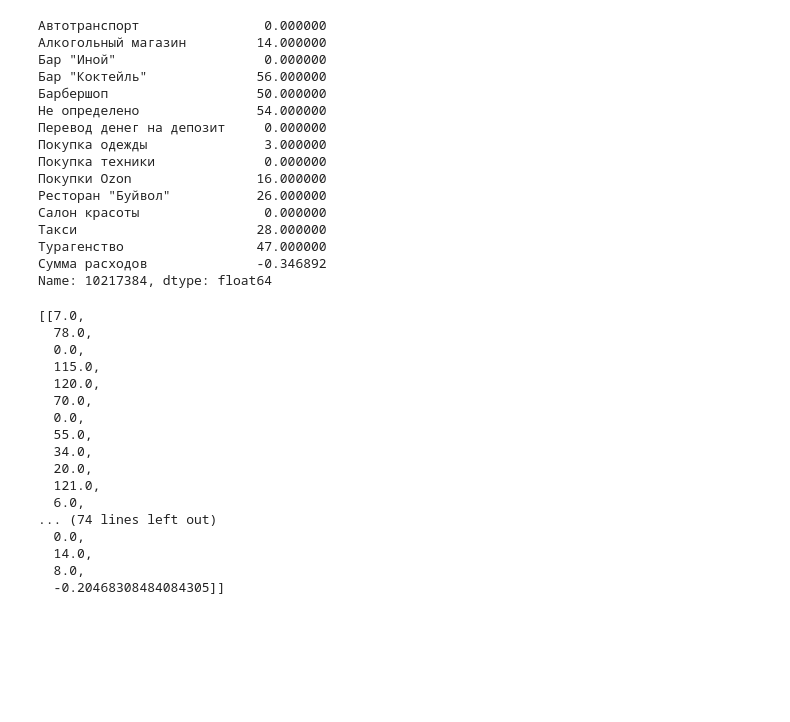
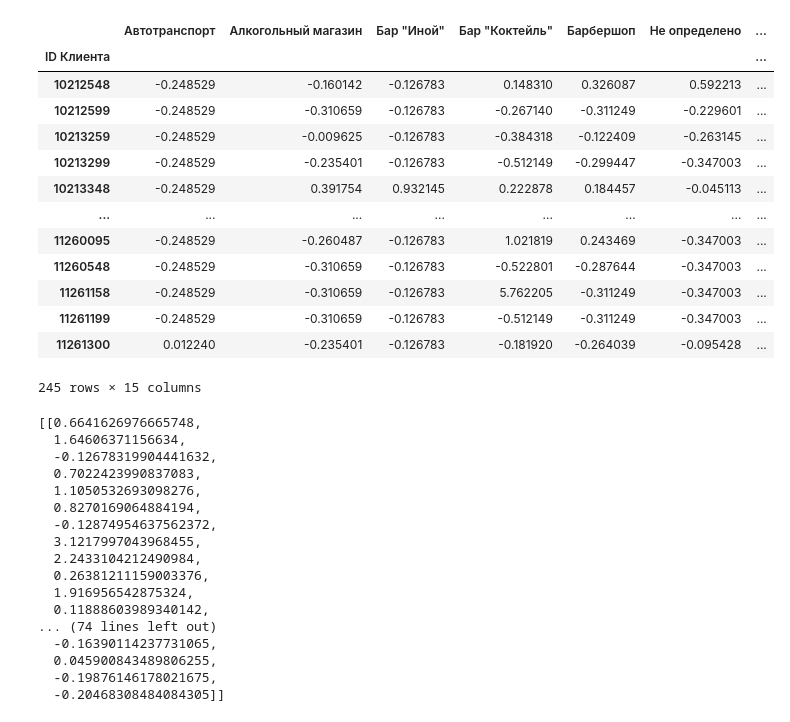
Before and after one commit to arturabgaryan/ML-marketing, a Jupyter notebook: HybridRecommender/ClassRecommender.ipynb, the cells around one changed output. Drawn from its saved outputs; the diff is of its cells as text; code cells hidden in the pictures; blank space fills up the shorter version.

```diff
--- a/HybridRecommender/ClassRecommender.ipynb
+++ b/HybridRecommender/ClassRecommender.ipynb
@@ -9,4 +9,25 @@ import numpy as np
 merged2020 = pd.read_pickle("../Data/merged.pkl")
 merged2021 = pd.read_pickle("../Data/merged2.pkl")
 merged2022 = pd.read_pickle("../Data/merged3.pkl")
+# %%
+features = list(merged2020.columns)
+for feature in features:
+    merged2020[feature] = (merged2020[feature] - merged2020[feature].mean())/merged2020[feature].std()
+# %%
+merged2020
+# %% [output]
+|  | Автотранспорт | Алкогольный магазин | Бар "Иной" | Бар "Коктейль" | Барбершоп | Не определено | ... |
+| ID Клиента |  |  |  |  |  |  | ... |
+| 10212548 | -0.248529 | -0.160142 | -0.126783 | 0.148310 | 0.326087 | 0.592213 | ... |
+| 10212599 | -0.248529 | -0.310659 | -0.126783 | -0.267140 | -0.311249 | -0.229601 | ... |
+| 10213259 | -0.248529 | -0.009625 | -0.126783 | -0.384318 | -0.122409 | -0.263145 | ... |
+| 10213299 | -0.248529 | -0.235401 | -0.126783 | -0.512149 | -0.299447 | -0.347003 | ... |
+| 10213348 | -0.248529 | 0.391754 | 0.932145 | 0.222878 | 0.184457 | -0.045113 | ... |
+| ... | ... | ... | ... | ... | ... | ... | ... |
+| 11260095 | -0.248529 | -0.260487 | -0.126783 | 1.021819 | 0.243469 | -0.347003 | ... |
+| 11260548 | -0.248529 | -0.310659 | -0.126783 | -0.522801 | -0.287644 | -0.347003 | ... |
+| 11261158 | -0.248529 | -0.310659 | -0.126783 | 5.762205 | -0.311249 | -0.347003 | ... |
+| 11261199 | -0.248529 | -0.310659 | -0.126783 | -0.512149 | -0.311249 | -0.347003 | ... |
+| 11261300 | 0.012240 | -0.235401 | -0.126783 | -0.181920 | -0.264039 | -0.095428 | ... |
+245 rows × 15 columns
 # %%
@@ -14,42 +36,23 @@ ideals = [list(map(float,merged2020.loc[i].to_numpy(dtype=float))) for i in [103
 # 10359664,10837346,11007017,10356174
 # 10361741,10562323,11128132,10216133
 # ideals2 = [list(map(int,merged2022.loc[i].to_numpy(dtype=int))) for i in [10358256,10830303,10216655,11125776]]
-# %%
-merged2020.loc[10217384]
-# %% [output]
-Автотранспорт                0.000000
-Алкогольный магазин         14.000000
-Бар "Иной"                   0.000000
-Бар "Коктейль"              56.000000
-Барбершоп                   50.000000
-Не определено               54.000000
-Перевод денег на депозит     0.000000
-Покупка одежды               3.000000
-Покупка техники              0.000000
-Покупки Ozon                16.000000
-Ресторан "Буйвол"           26.000000
-Салон красоты                0.000000
-Такси                       28.000000
-Турагенство                 47.000000
-Сумма расходов              -0.346892
-Name: 10217384, dtype: float64
-# %%
-ideals
-# %% [output]
-[[7.0,
-  78.0,
-  0.0,
-  115.0,
-  120.0,
-  70.0,
-  0.0,
-  55.0,
-  34.0,
-  20.0,
-  121.0,
-  6.0,
-... (74 lines left out)
-  0.0,
-  14.0,
-  8.0,
-  -0.20468308484084305]]
+# %%
+ideals
+# %% [output]
+[[0.6641626976665748,
+  1.64606371156634,
+  -0.12678319904441632,
+  0.7022423990837083,
+  1.1050532693098276,
+  0.8270169064884194,
+  -0.12874954637562372,
+  3.1217997043968455,
+  2.2433104212490984,
+  0.26381211159003376,
+  1.916956542875324,
+  0.11888603989340142,
+... (74 lines left out)
+  -0.16390114237731065,
+  0.045900843489806255,
+  -0.19876146178021675,
+  -0.20468308484084305]]
```
Also changed, not shown: parts of 14 cells of this notebook.
